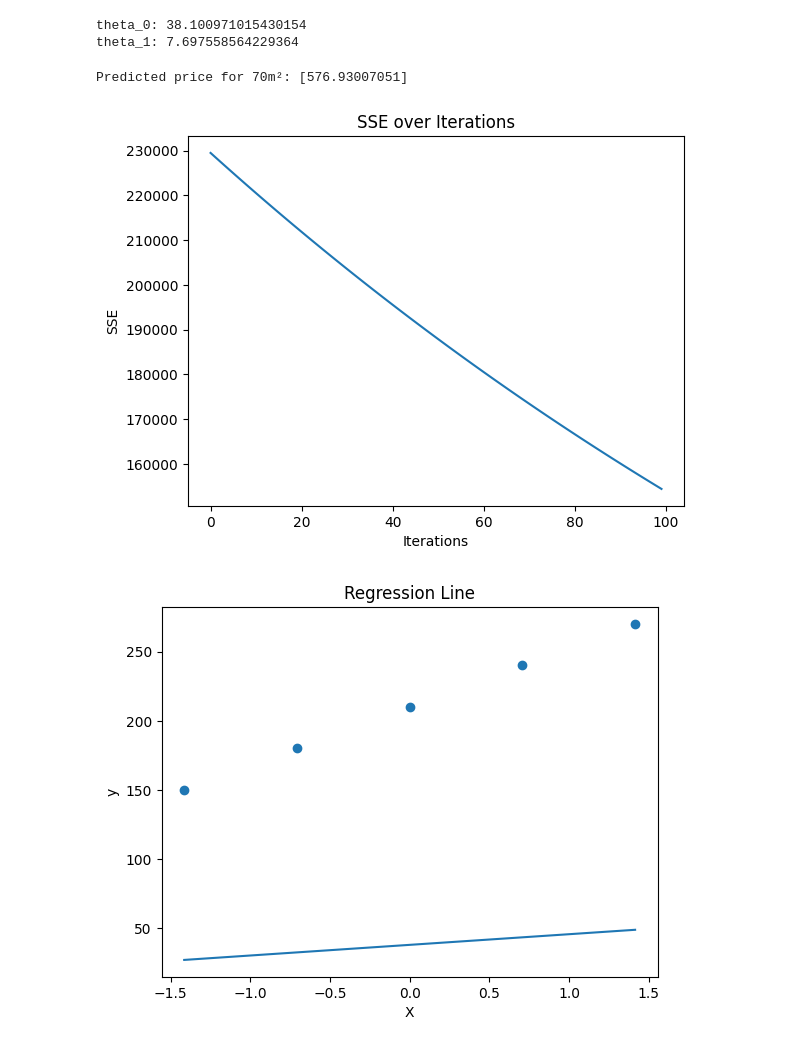
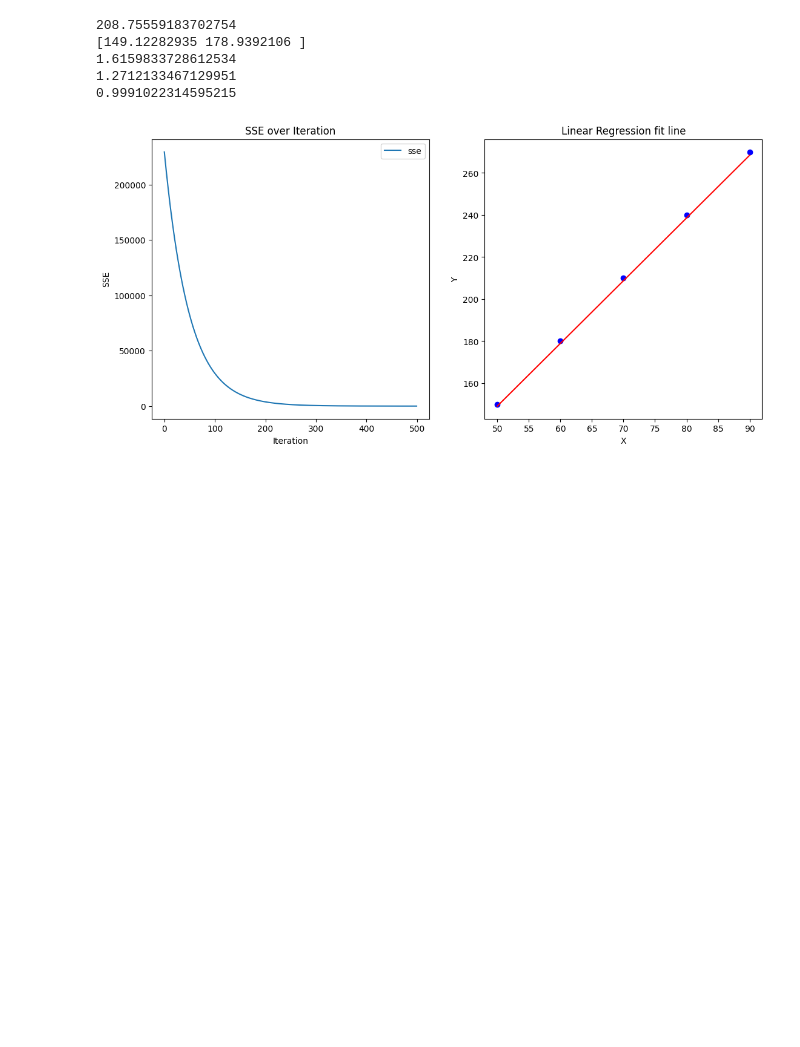
Before and after one commit to SamuelAdel/DEBI-ONL4_AIS2_S2, a Jupyter notebook: Machine_Learning/Tasks/1-Task_LinearRegression.ipynb, the cells around one changed output. Cells and saved outputs as stored; diff of their text form; code cells hidden in the pictures; blank space fills up the shorter version.

```diff
--- a/Machine_Learning/Tasks/1-Task_LinearRegression.ipynb
+++ b/Machine_Learning/Tasks/1-Task_LinearRegression.ipynb
@@ -102,26 +5,0 @@ class LinearRegressionGD:
-# %%
-# Normalize
-X = (X - X.mean()) / X.std()
-# Train
-model = LinearRegressionGD(learning_rate=0.001, n_iters=100)
-# %%
-# Train
-model.fit(X, y)
-
-print("theta_0:", model.theta_0)
-print("theta_1:", model.theta_1)
-# %% [output]
-theta_0: 38.100971015430154
-theta_1: 7.697558564229364
-# %%
-# Prediction
-pred = model.predict(np.array([70]))
-print("Predicted price for 70m²:", pred)
-# %% [output]
-Predicted price for 70m²: [576.93007051]
-# %%
-# Visualization
-model.plot_training(X, y)
-# %% [output]
-[figure, removed]
-[figure, removed]
@@ -127,0 +132,19 @@ model.plot_training(X, y)
+# %%
+l1=LinearRegressionGD(x,y)
+#a very small learning rate
+l1.fit(0.000001,500)
+print(l1.predict(70))
+print(l1.predict([50,60]))
+print(l1.calc_MSE())
+print(l1.calc_RMSE())
+print(l1.calc_R2Score())
+# %% [output]
+208.75559183702754
+[149.12282935 178.9392106 ]
+1.6159833728612534
+1.2712133467129951
+0.9991022314595215
+# %%
+l1.visualize()
+# %% [output]
+[figure, added]
```
Also changed, not shown: parts of 3 cells of this notebook, 1 other file.
